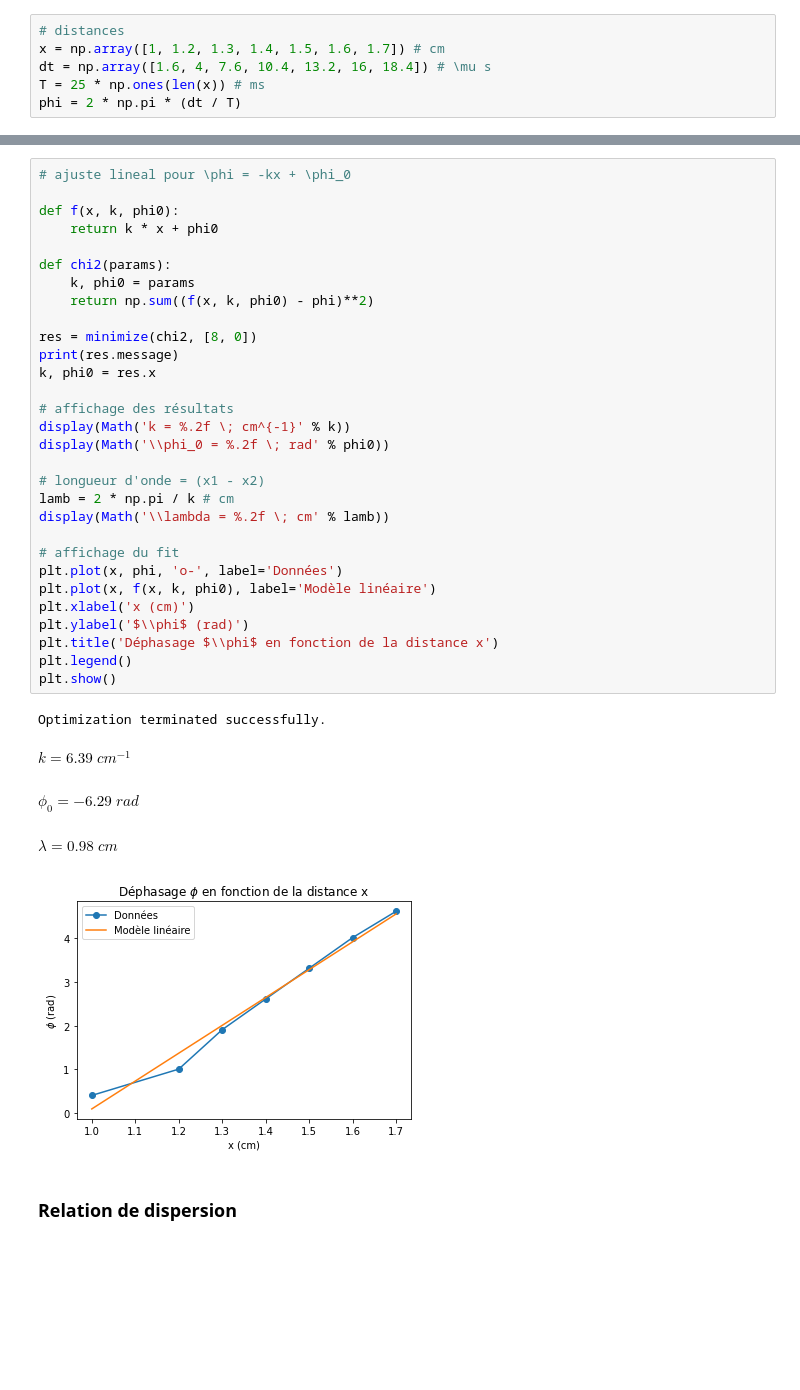
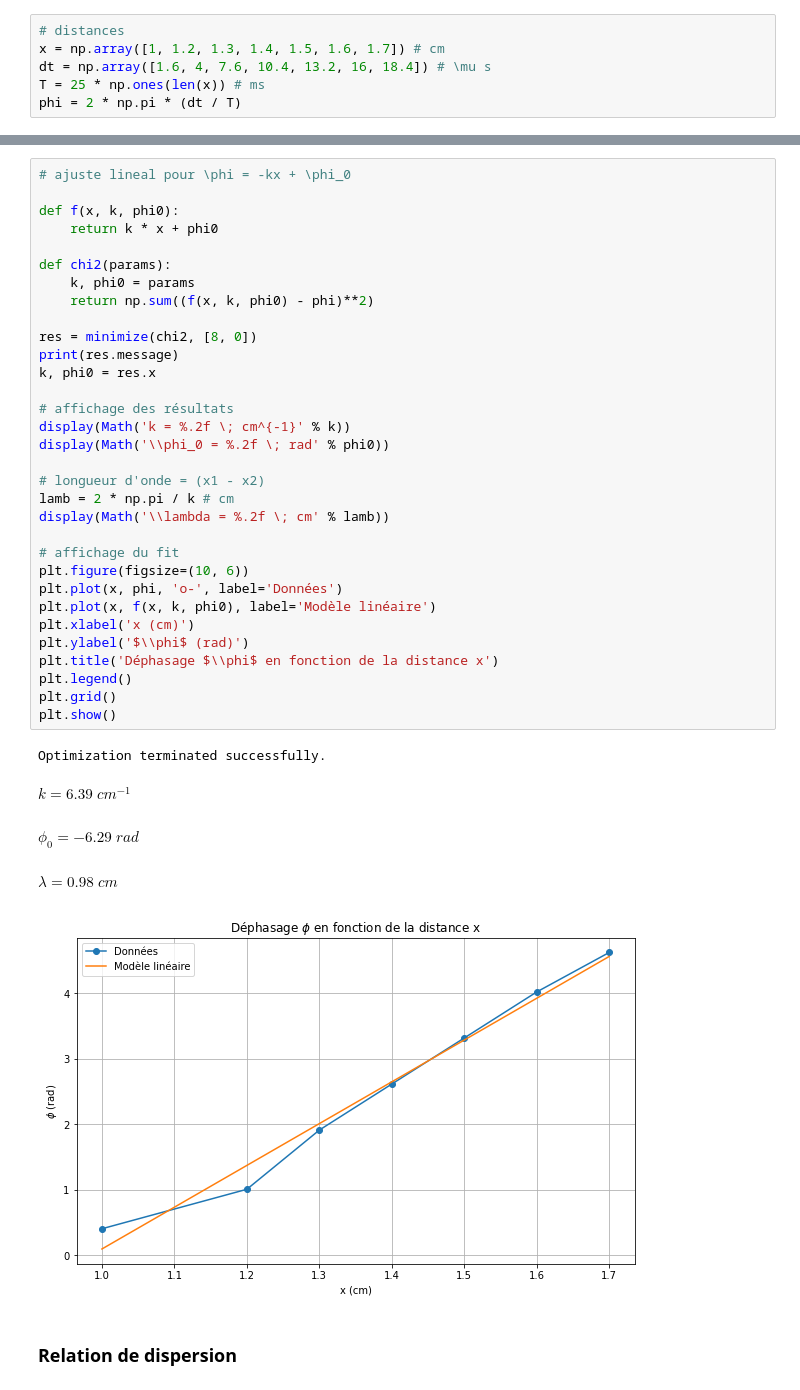
Before and after one commit to kmiloarguello/kmiloarguello.github.io, a Jupyter notebook: phyca/content/LU2PY121/TPS/TP4/TP4.ipynb, the cells around one changed output, grey strips where cells are left out. Drawn from its saved outputs; the diff is of its cells as text; blank space fills up the shorter version.

```diff
--- a/phyca/content/LU2PY121/TPS/TP4/TP4.ipynb
+++ b/phyca/content/LU2PY121/TPS/TP4/TP4.ipynb
@@ -36,34 +38,36 @@ def f(x, k, phi0):
 
 def chi2(params):
     k, phi0 = params
     return np.sum((f(x, k, phi0) - phi)**2)
 
 res = minimize(chi2, [8, 0])
 print(res.message)
 k, phi0 = res.x
 
 # affichage des résultats
 display(Math('k = %.2f \; cm^{-1}' % k))
 display(Math('\\phi_0 = %.2f \; rad' % phi0))
 
 # longueur d'onde = (x1 - x2)
 lamb = 2 * np.pi / k # cm
 display(Math('\\lambda = %.2f \; cm' % lamb))
 
 # affichage du fit
+plt.figure(figsize=(10, 6))
 plt.plot(x, phi, 'o-', label='Données')
 plt.plot(x, f(x, k, phi0), label='Modèle linéaire')
 plt.xlabel('x (cm)')
 plt.ylabel('$\\phi$ (rad)')
 plt.title('Déphasage $\\phi$ en fonction de la distance x')
 plt.legend()
+plt.grid()
 plt.show()
 # %% [output]
 Optimization terminated successfully.
 $\displaystyle k = 6.39 \; cm^{-1}$
 $\displaystyle \phi_0 = -6.29 \; rad$
 $\displaystyle \lambda = 0.98 \; cm$
-[figure, old version]
+[figure, new version]
 # %% [markdown]
 ### Relation de dispersion
 # %%
```
Also changed, not shown: parts of 8 cells of this notebook.
